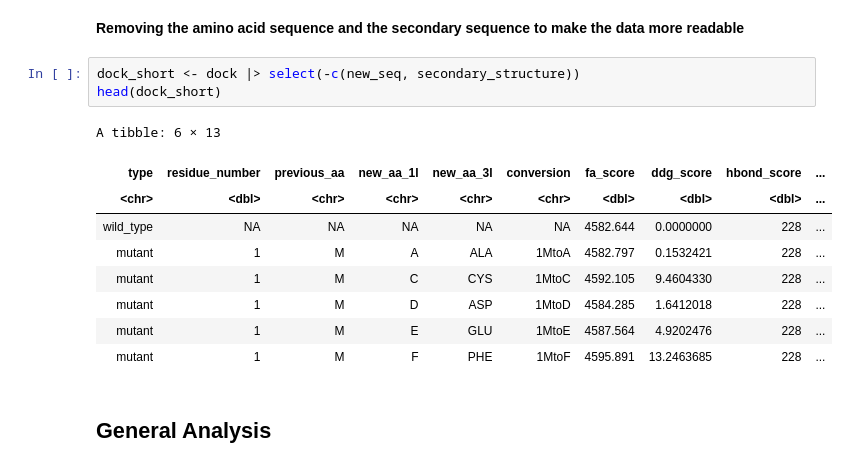
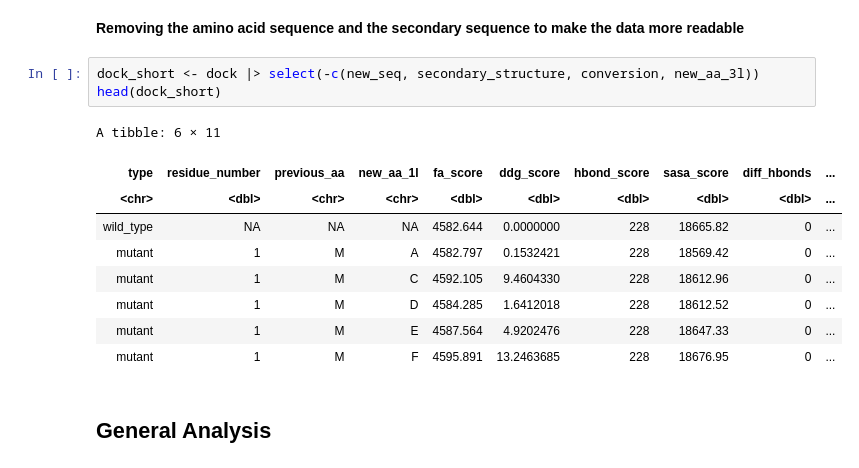
Before and after one commit to redradman/OneAAatATime, a Jupyter notebook: docked_analysis.ipynb, the cells around one changed output. Drawn from its saved outputs; the diff is of its cells as text.

```diff
--- a/docked_analysis.ipynb
+++ b/docked_analysis.ipynb
@@ -62,17 +62,17 @@ A tibble: 6 × 15
 # %% [markdown]
 **Removing the amino acid sequence and the secondary sequence to make the data more readable**
 # %%
-dock_short <- dock |> select(-c(new_seq, secondary_structure))
+dock_short <- dock |> select(-c(new_seq, secondary_structure, conversion, new_aa_3l))
 head(dock_short)
 # %% [output]
-A tibble: 6 × 13
+A tibble: 6 × 11
-| type | residue_number | previous_aa | new_aa_1l | new_aa_3l | conversion | fa_score | ddg_score | hbond_score | ... |
-| <chr> | <dbl> | <chr> | <chr> | <chr> | <chr> | <dbl> | <dbl> | <dbl> | ... |
-| wild_type | NA | NA | NA | NA | NA | 4582.644 | 0.0000000 | 228 | ... |
-| mutant | 1 | M | A | ALA | 1MtoA | 4582.797 | 0.1532421 | 228 | ... |
-| mutant | 1 | M | C | CYS | 1MtoC | 4592.105 | 9.4604330 | 228 | ... |
-| mutant | 1 | M | D | ASP | 1MtoD | 4584.285 | 1.6412018 | 228 | ... |
-| mutant | 1 | M | E | GLU | 1MtoE | 4587.564 | 4.9202476 | 228 | ... |
-| mutant | 1 | M | F | PHE | 1MtoF | 4595.891 | 13.2463685 | 228 | ... |
+| type | residue_number | previous_aa | new_aa_1l | fa_score | ddg_score | hbond_score | sasa_score | diff_hbonds | ... |
+| <chr> | <dbl> | <chr> | <chr> | <dbl> | <dbl> | <dbl> | <dbl> | <dbl> | ... |
+| wild_type | NA | NA | NA | 4582.644 | 0.0000000 | 228 | 18665.82 | 0 | ... |
+| mutant | 1 | M | A | 4582.797 | 0.1532421 | 228 | 18569.42 | 0 | ... |
+| mutant | 1 | M | C | 4592.105 | 9.4604330 | 228 | 18612.96 | 0 | ... |
+| mutant | 1 | M | D | 4584.285 | 1.6412018 | 228 | 18612.52 | 0 | ... |
+| mutant | 1 | M | E | 4587.564 | 4.9202476 | 228 | 18647.33 | 0 | ... |
+| mutant | 1 | M | F | 4595.891 | 13.2463685 | 228 | 18676.95 | 0 | ... |
 # %% [markdown]
 ## General Analysis
```
Also changed, not shown: parts of 2 cells of this notebook.
